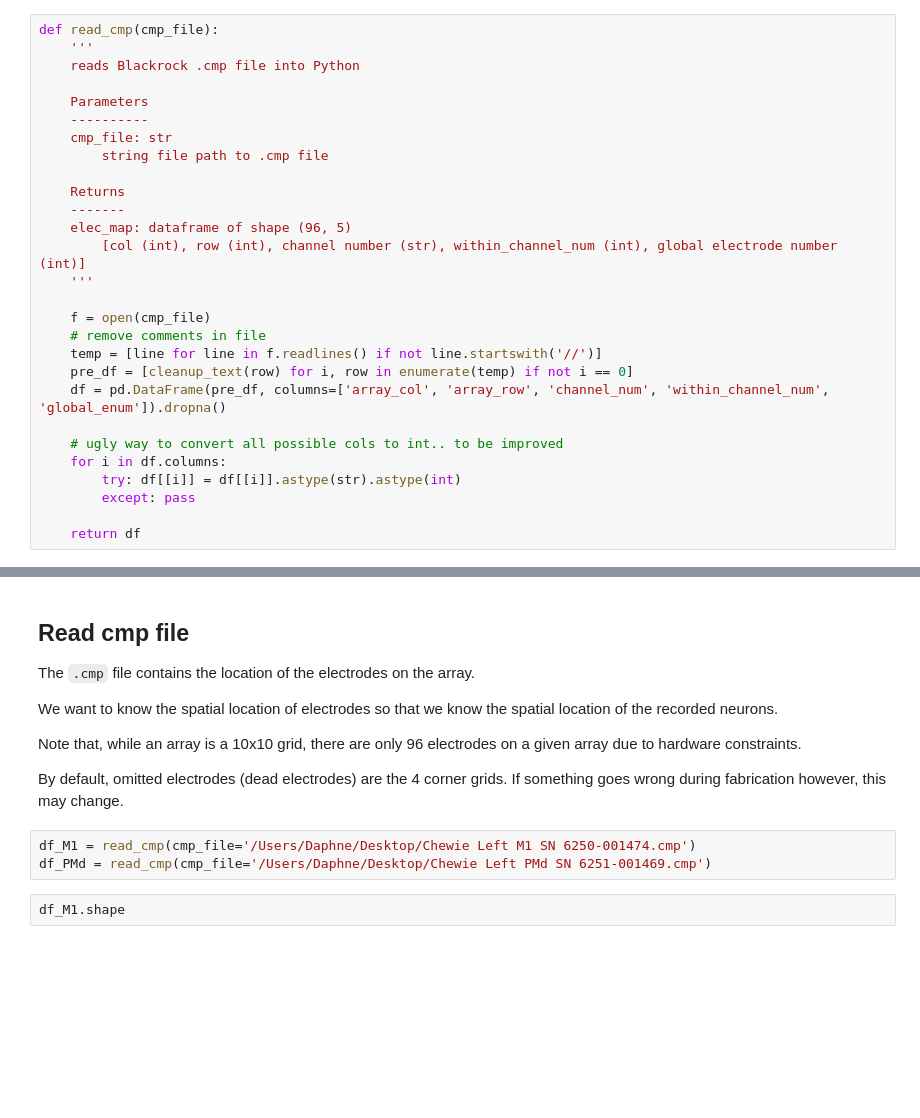
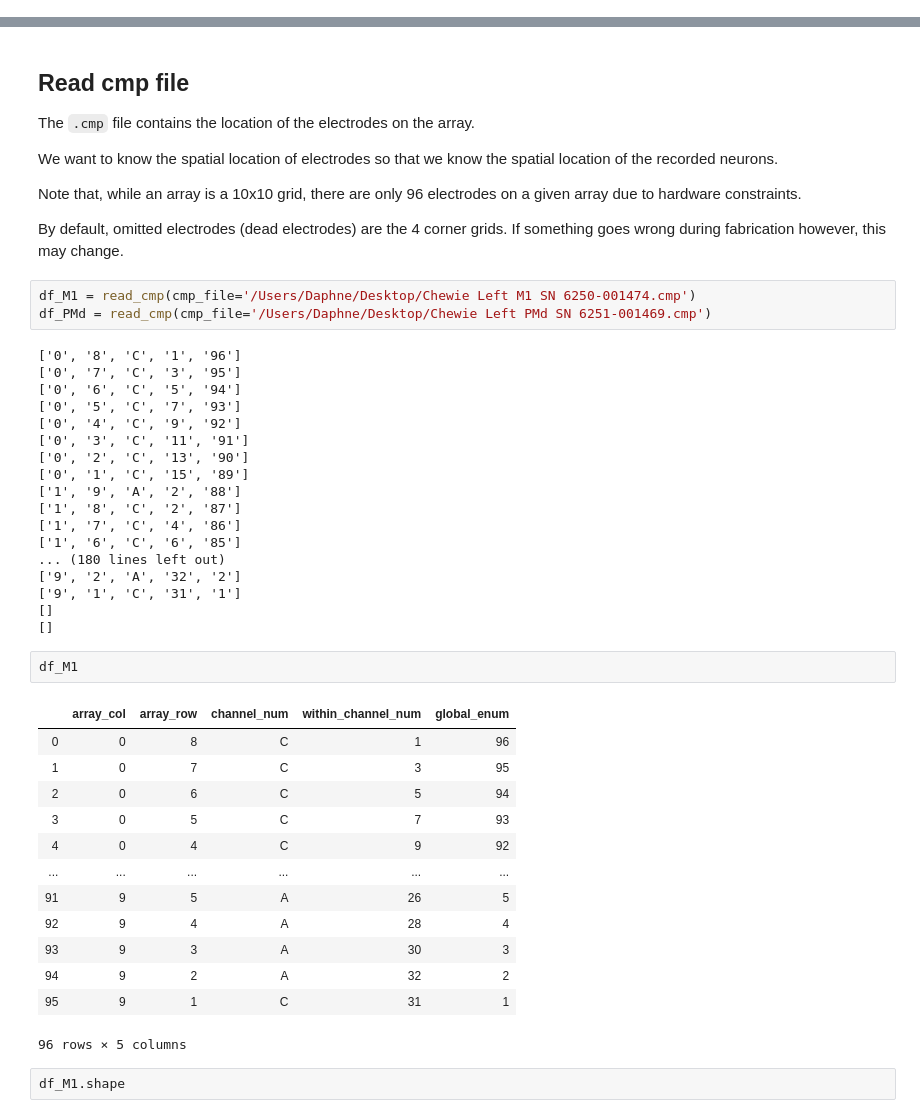
Before and after one commit to daphnecor/Spatial, a Jupyter notebook: New_tools.ipynb, the cells around one changed output, grey strips where cells are left out. Saved outputs shown, nothing was run; the diff lists cells and outputs as text; blank space fills up the shorter version.

```diff
--- a/New_tools.ipynb
+++ b/New_tools.ipynb
@@ -47,28 +30,0 @@ def cleanup_text(s):
-# %%
-def read_cmp(cmp_file):
-    '''
-    reads Blackrock .cmp file into Python
-
-    Parameters
-    ----------
-    cmp_file: str
-        string file path to .cmp file
-
-    Returns
-    -------
-    elec_map: dataframe of shape (96, 5)
-        [col (int), row (int), channel number (str), within_channel_num (int), global electrode number (int)]
-    '''
-
-    f = open(cmp_file)
-    # remove comments in file
-    temp = [line for line in f.readlines() if not line.startswith('//')]
-    pre_df = [cleanup_text(row) for i, row in enumerate(temp) if not i == 0]
-    df = pd.DataFrame(pre_df, columns=['array_col', 'array_row', 'channel_num', 'within_channel_num', 'global_enum']).dropna()
-
-    # ugly way to convert all possible cols to int.. to be improved
-    for i in df.columns:
-        try: df[[i]] = df[[i]].astype(str).astype(int)
-        except: pass
-
-    return df
@@ -234,6 +202,40 @@ By default, omitted electrodes (dead electrodes) are the 4 corner grids. If some
 # %%
 df_M1 = read_cmp(cmp_file='/Users/Daphne/Desktop/Chewie Left M1 SN 6250-001474.cmp')
 df_PMd = read_cmp(cmp_file='/Users/Daphne/Desktop/Chewie Left PMd SN 6251-001469.cmp')
+# %% [output]
+['0', '8', 'C', '1', '96']
+['0', '7', 'C', '3', '95']
+['0', '6', 'C', '5', '94']
+['0', '5', 'C', '7', '93']
+['0', '4', 'C', '9', '92']
+['0', '3', 'C', '11', '91']
+['0', '2', 'C', '13', '90']
+['0', '1', 'C', '15', '89']
+['1', '9', 'A', '2', '88']
+['1', '8', 'C', '2', '87']
+['1', '7', 'C', '4', '86']
+['1', '6', 'C', '6', '85']
+... (180 lines left out)
+['9', '2', 'A', '32', '2']
+['9', '1', 'C', '31', '1']
+[]
+[]
+# %%
+df_M1
+# %% [output]
+|  | array_col | array_row | channel_num | within_channel_num | global_enum |
+| 0 | 0 | 8 | C | 1 | 96 |
+| 1 | 0 | 7 | C | 3 | 95 |
+| 2 | 0 | 6 | C | 5 | 94 |
+| 3 | 0 | 5 | C | 7 | 93 |
+| 4 | 0 | 4 | C | 9 | 92 |
+| ... | ... | ... | ... | ... | ... |
+| 91 | 9 | 5 | A | 26 | 5 |
+| 92 | 9 | 4 | A | 28 | 4 |
+| 93 | 9 | 3 | A | 30 | 3 |
+| 94 | 9 | 2 | A | 32 | 2 |
+| 95 | 9 | 1 | C | 31 | 1 |
+96 rows × 5 columns
 # %%
 df_M1.shape
 # %% [output]
```
Also changed, not shown: parts of 8 cells of this notebook, 1 other file.
